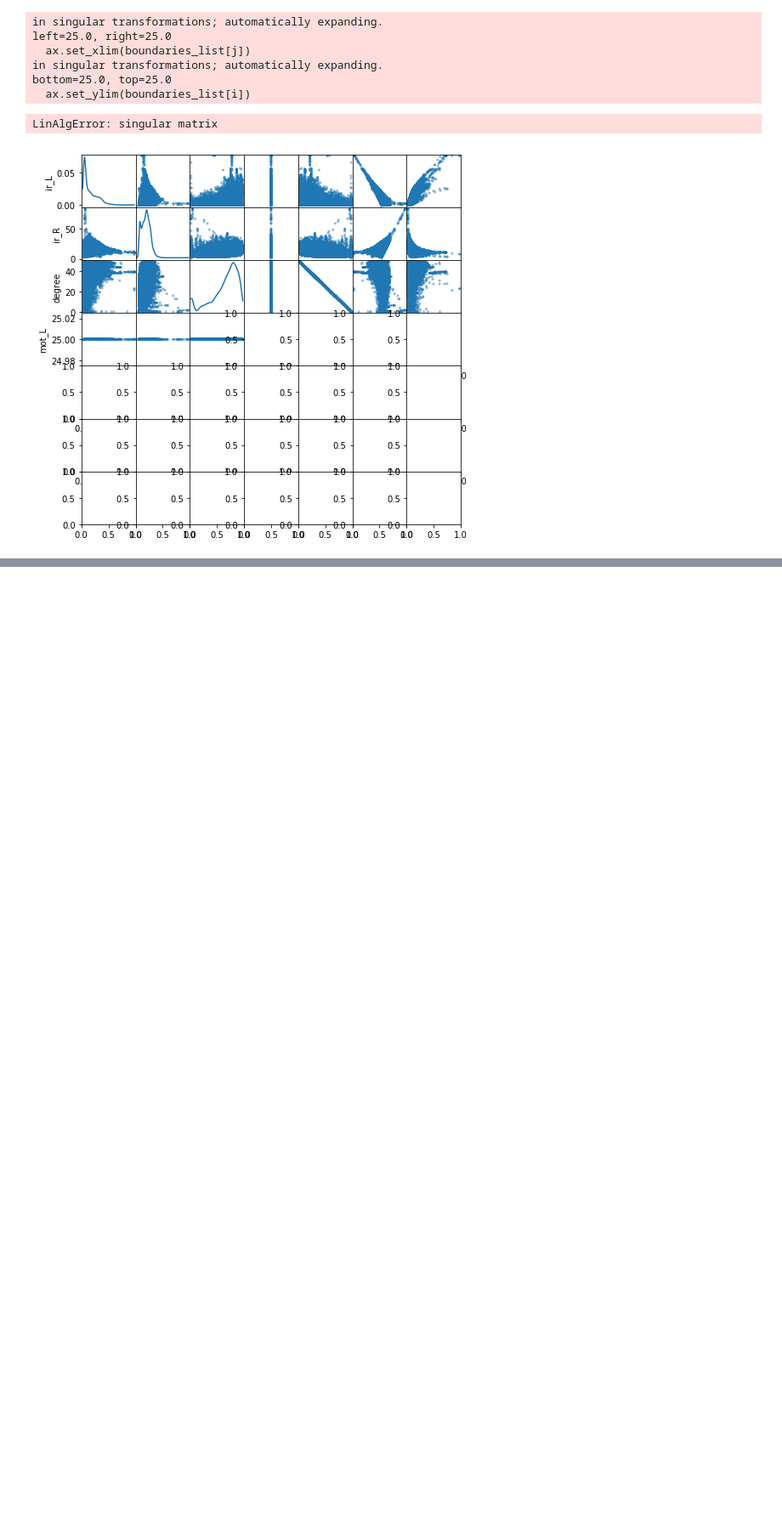
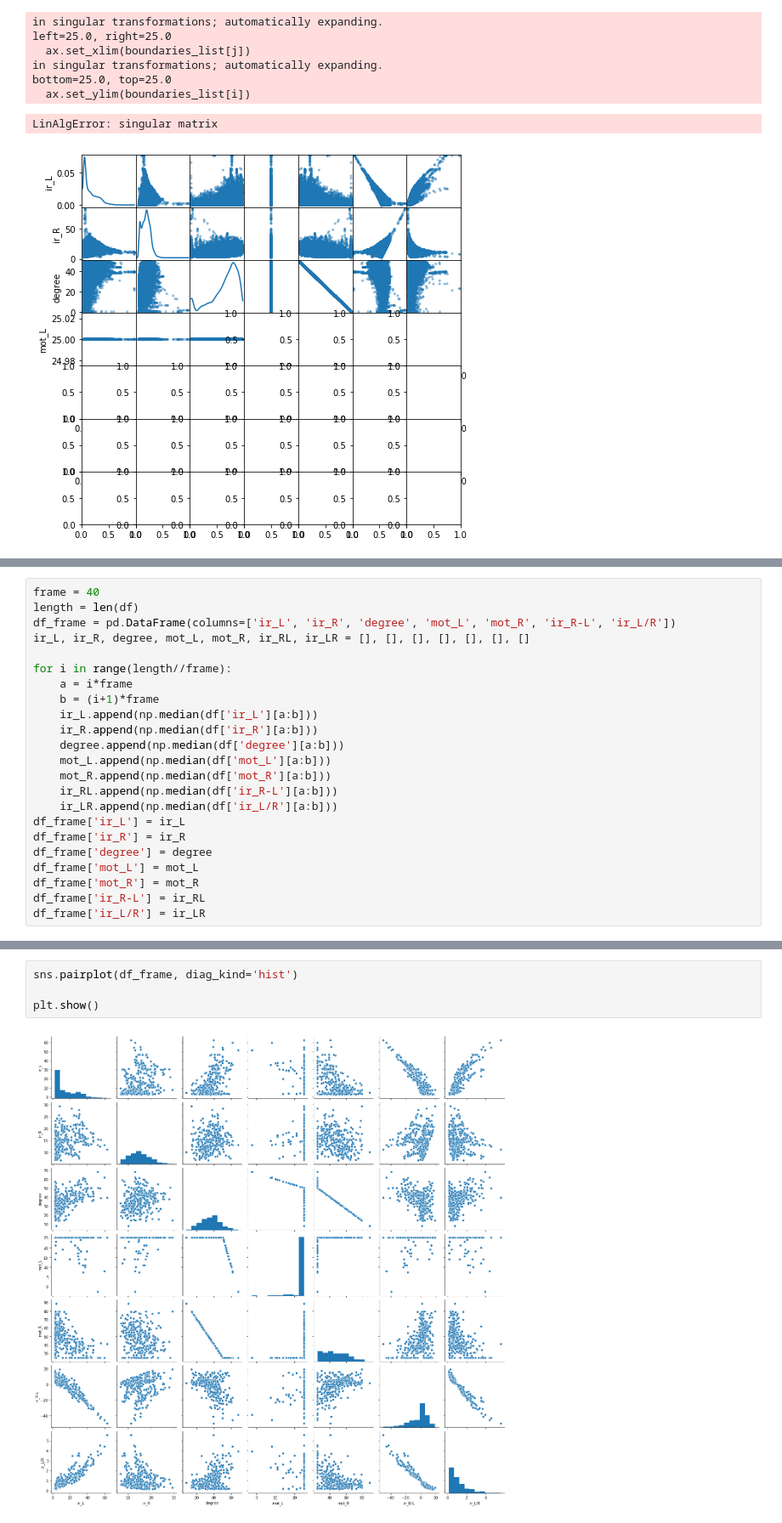
Before and after one commit to wsy8029/ai-contents-maze-runner, a Jupyter notebook: src/EDA.ipynb, the cells around one changed output, grey strips where cells are left out. Shown at 85% size. Drawn from its saved outputs; the diff is of its cells as text; blank space fills up the shorter version.

Commit message:
resize with frame

```diff
--- a/src/EDA.ipynb
+++ b/src/EDA.ipynb
@@ -313,0 +335,23 @@ LinAlgError: singular matrix
+# %%
+frame = 40
+length = len(df)
+df_frame = pd.DataFrame(columns=['ir_L', 'ir_R', 'degree', 'mot_L', 'mot_R', 'ir_R-L', 'ir_L/R'])
+ir_L, ir_R, degree, mot_L, mot_R, ir_RL, ir_LR = [], [], [], [], [], [], []
+
+for i in range(length//frame):
+    a = i*frame
+    b = (i+1)*frame
+    ir_L.append(np.median(df['ir_L'][a:b]))
+    ir_R.append(np.median(df['ir_R'][a:b]))
+    degree.append(np.median(df['degree'][a:b]))
+    mot_L.append(np.median(df['mot_L'][a:b]))
+    mot_R.append(np.median(df['mot_R'][a:b]))
+    ir_RL.append(np.median(df['ir_R-L'][a:b]))
+    ir_LR.append(np.median(df['ir_L/R'][a:b]))
+df_frame['ir_L'] = ir_L
+df_frame['ir_R'] = ir_R
+df_frame['degree'] = degree
+df_frame['mot_L'] = mot_L
+df_frame['mot_R'] = mot_R
+df_frame['ir_R-L'] = ir_RL
+df_frame['ir_L/R'] = ir_LR
@@ -313,0 +374,6 @@ LinAlgError: singular matrix
+# %%
+sns.pairplot(df_frame, diag_kind='hist')
+
+plt.show()
+# %% [output]
+[figure, added]
```
Also changed, not shown: parts of 5 cells of this notebook.
